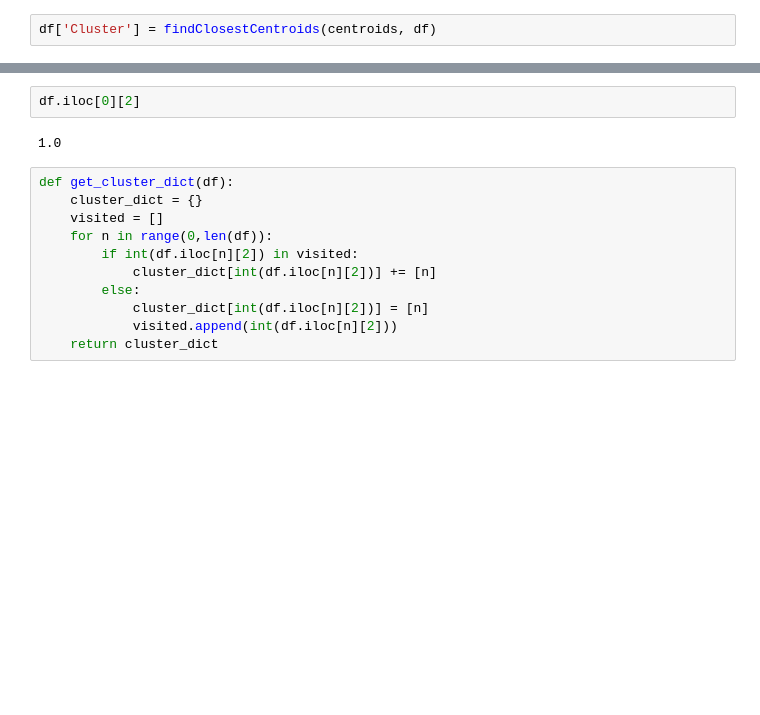
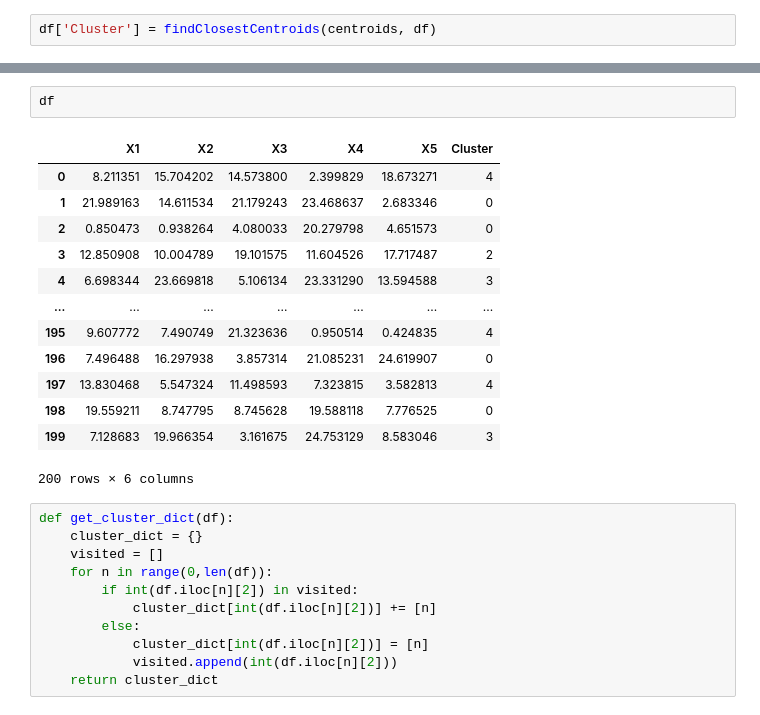
Before and after one commit to pat-alt/clustering, a Jupyter notebook: mst_notebook.ipynb, the cells around one changed output, grey strips where cells are left out. Drawn from its saved outputs; the diff is of its cells as text; blank space fills up the shorter version.

```diff
--- a/mst_notebook.ipynb
+++ b/mst_notebook.ipynb
@@ -592,7 +592,19 @@ df
-# %%
-df.iloc[0][2]
-# %% [output]
-1.0
+# %%
+df
+# %% [output]
+|  | X1 | X2 | X3 | X4 | X5 | Cluster |
+| 0 | 8.211351 | 15.704202 | 14.573800 | 2.399829 | 18.673271 | 4 |
+| 1 | 21.989163 | 14.611534 | 21.179243 | 23.468637 | 2.683346 | 0 |
+| 2 | 0.850473 | 0.938264 | 4.080033 | 20.279798 | 4.651573 | 0 |
+| 3 | 12.850908 | 10.004789 | 19.101575 | 11.604526 | 17.717487 | 2 |
+| 4 | 6.698344 | 23.669818 | 5.106134 | 23.331290 | 13.594588 | 3 |
+| ... | ... | ... | ... | ... | ... | ... |
+| 195 | 9.607772 | 7.490749 | 21.323636 | 0.950514 | 0.424835 | 4 |
+| 196 | 7.496488 | 16.297938 | 3.857314 | 21.085231 | 24.619907 | 0 |
+| 197 | 13.830468 | 5.547324 | 11.498593 | 7.323815 | 3.582813 | 4 |
+| 198 | 19.559211 | 8.747795 | 8.745628 | 19.588118 | 7.776525 | 0 |
+| 199 | 7.128683 | 19.966354 | 3.161675 | 24.753129 | 8.583046 | 3 |
+200 rows × 6 columns
 # %%
 def get_cluster_dict(df):
     cluster_dict = {}
```
Also changed, not shown: parts of 1 cell of this notebook.
